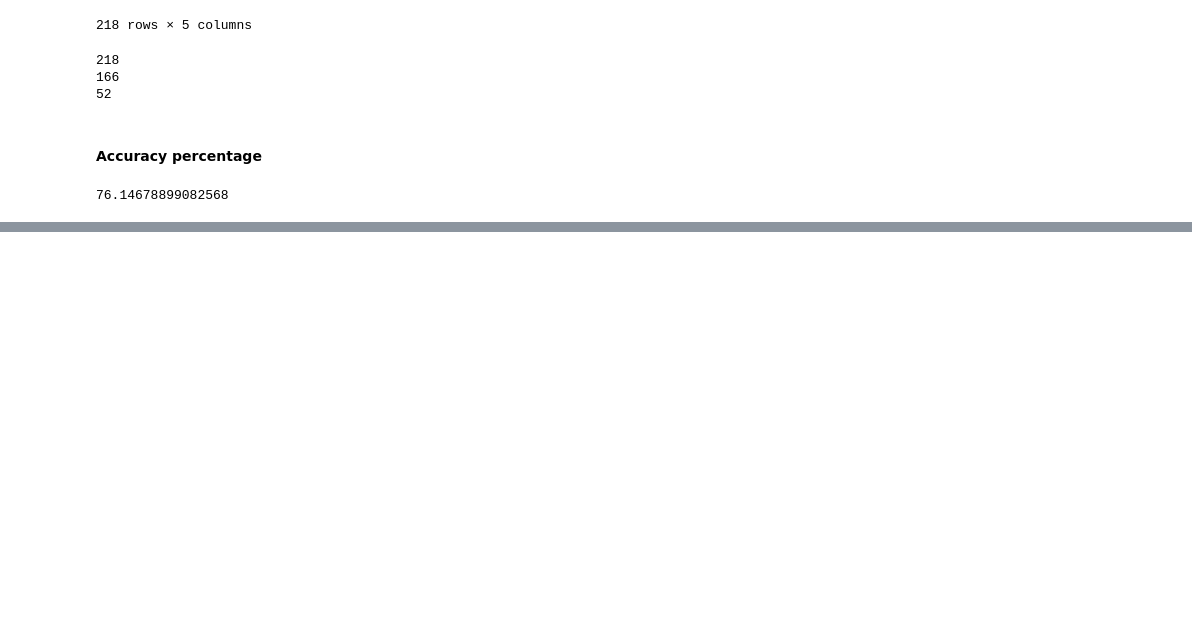
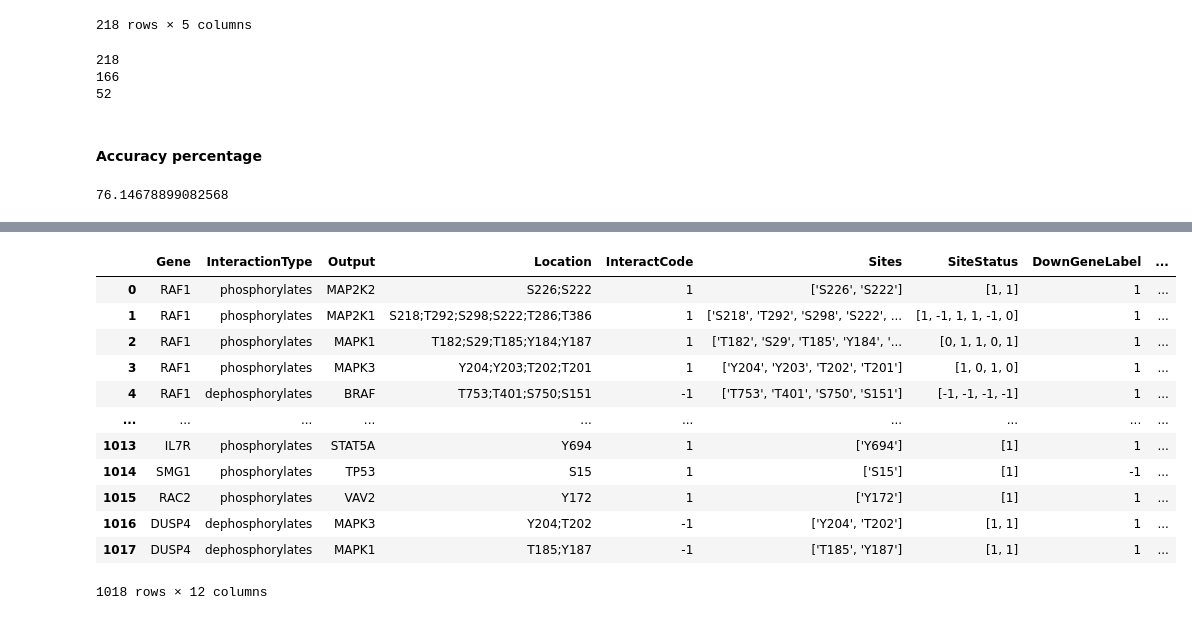
Before and after one commit to KisanThapa/GeneMutationClassification, a Jupyter notebook: notebook_final.ipynb, the cells around one changed output, grey strips where cells are left out. Drawn from its saved outputs; the diff is of its cells as text; code cells hidden in the pictures; blank space fills up the shorter version.

```diff
--- a/notebook_final.ipynb
+++ b/notebook_final.ipynb
@@ -300,3 +303,16 @@ accuracy = (correct_count / total_count) * 100
 accuracy
 # %% [output]
 76.14678899082568
+# %%
+wrong_pred_genes = pd.DataFrame()
+correct_pred_genes = pd.DataFrame()
+
+for index, row in filter_summary.iterrows():
+    d = {1: row['OncoPredictsGenes'], -1: row['TMPredictsGenes']}
+    if(int(row['ActualLabel']) == max(d, key=d.get)):
+        correct_pred_genes = correct_pred_genes.append(row, ignore_index=True)
+    else:
+        wrong_pred_genes = wrong_pred_genes.append(row, ignore_index=True)
+
+wrong_pred_genes.to_csv('data/outputs/final/wrong_pred_genes.csv', index=False)
+correct_pred_genes.to_csv('data/outputs/final/correct_pred_genes.csv', index=False)
@@ -302,0 +335,7 @@ accuracy
+# %%
+correct_genes = pd.DataFrame()
+for index, row in correct_pred_genes.iterrows():
+    temp = output[output['Gene'] == row['Gene']]
+    correct_genes = correct_genes.append(temp, ignore_index=True)
+
+correct_genes.to_csv('data/outputs/final/correct_genes.csv', index=False)
@@ -302,0 +349,16 @@ accuracy
+# %%
+correct_genes
+# %% [output]
+|  | Gene | InteractionType | Output | Location | InteractCode | Sites | SiteStatus | DownGeneLabel | ... |
+| 0 | RAF1 | phosphorylates | MAP2K2 | S226;S222 | 1 | ['S226', 'S222'] | [1, 1] | 1 | ... |
+| 1 | RAF1 | phosphorylates | MAP2K1 | S218;T292;S298;S222;T286;T386 | 1 | ['S218', 'T292', 'S298', 'S222', ... | [1, -1, 1, 1, -1, 0] | 1 | ... |
+| 2 | RAF1 | phosphorylates | MAPK1 | T182;S29;T185;Y184;Y187 | 1 | ['T182', 'S29', 'T185', 'Y184', '... | [0, 1, 1, 0, 1] | 1 | ... |
+| 3 | RAF1 | phosphorylates | MAPK3 | Y204;Y203;T202;T201 | 1 | ['Y204', 'Y203', 'T202', 'T201'] | [1, 0, 1, 0] | 1 | ... |
+| 4 | RAF1 | dephosphorylates | BRAF | T753;T401;S750;S151 | -1 | ['T753', 'T401', 'S750', 'S151'] | [-1, -1, -1, -1] | 1 | ... |
+| ... | ... | ... | ... | ... | ... | ... | ... | ... | ... |
+| 1013 | IL7R | phosphorylates | STAT5A | Y694 | 1 | ['Y694'] | [1] | 1 | ... |
+| 1014 | SMG1 | phosphorylates | TP53 | S15 | 1 | ['S15'] | [1] | -1 | ... |
+| 1015 | RAC2 | phosphorylates | VAV2 | Y172 | 1 | ['Y172'] | [1] | 1 | ... |
+| 1016 | DUSP4 | dephosphorylates | MAPK3 | Y204;T202 | -1 | ['Y204', 'T202'] | [1, 1] | 1 | ... |
+| 1017 | DUSP4 | dephosphorylates | MAPK1 | T185;Y187 | -1 | ['T185', 'Y187'] | [1, 1] | 1 | ... |
+1018 rows × 12 columns
```
Also changed, not shown: parts of 16 cells of this notebook, 6 other files.
